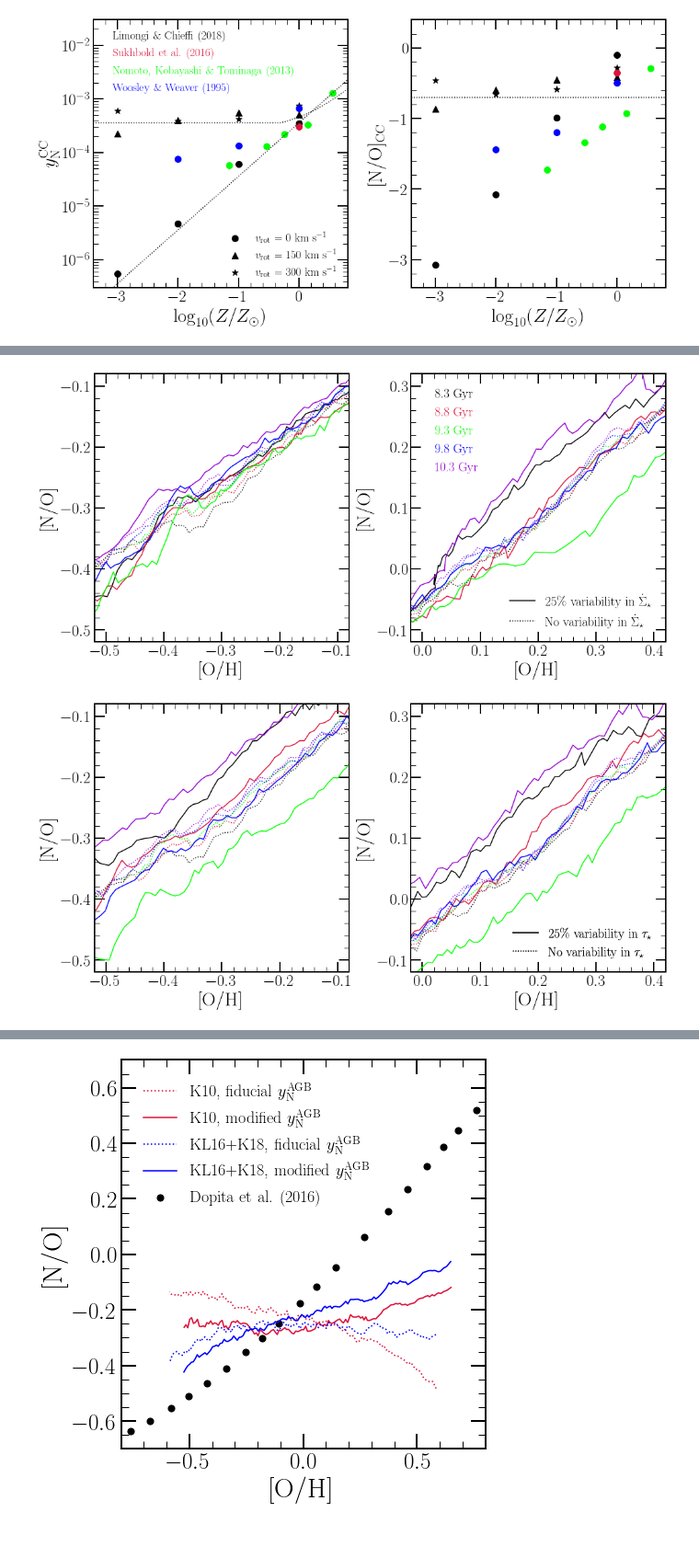
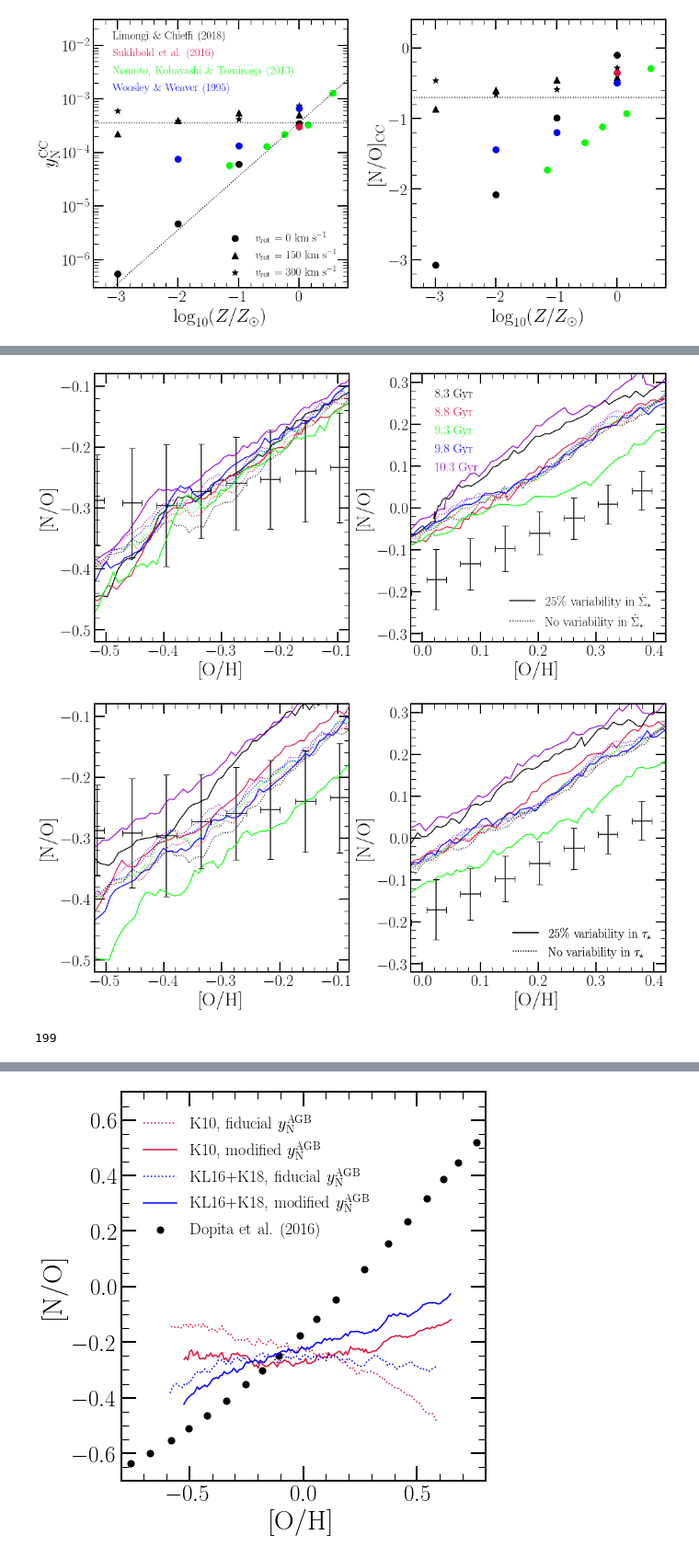
Before and after one commit to giganano/AGBmigration, a Jupyter notebook: notebooks/paper_plots.ipynb, the cells around one changed output, grey strips where cells are left out. Shown at 92% size. Cells and saved outputs as stored; diff of their text form; code cells hidden in the pictures.

```diff
--- a/notebooks/paper_plots.ipynb
+++ b/notebooks/paper_plots.ipynb
@@ -306,7 +373,8 @@ for ax in [ax1, ax2]:
 ax1.set_xlim([-0.52, -0.08])
 ax1.set_ylim([-0.52, -0.08])
 ax2.set_xlim([-0.02, 0.42])
-ax2.set_ylim([-0.12, 0.32])
+# ax2.set_ylim([-0.12, 0.32])
+ax2.set_ylim([-0.32, 0.32])
 
 legend_kwargs = {
     "loc": plots.mpltoolkit.mpl_loc("lower right"),
@@ -350,10 +418,22 @@ leg = ax2.legend(**legend_kwargs)
 for i in range(len(colors)):
     leg.get_texts()[i].set_color(colors[i])
     leg.legendHandles[i].set_visible(False)
+
+oh, no, std_oh, std_no = schaefer2020trend()
+kwargs = {
+#     "marker": plots.mpltoolkit.markers()["point"],
+    "c": plots.mpltoolkit.named_colors()["black"],
+    "xerr": std_oh,
+    "yerr": std_no,
+    "fmt": "none",
+}
+ax1.errorbar(oh, no, **kwargs)
+ax2.errorbar(oh, no, **kwargs)
+
 plt.tight_layout()
 plt.savefig("../paper/no_oh_modsfr.pdf")
 # %% [output]
-[figure, old version]
+[figure, new version]
 # %%
 fig = plt.figure(figsize = (14, 7), facecolor = "white")
 ax1 = fig.add_subplot(121)
@@ -364,7 +444,8 @@ for ax in [ax1, ax2]:
 ax1.set_xlim([-0.52, -0.08])
 ax1.set_ylim([-0.52, -0.08])
 ax2.set_xlim([-0.02, 0.42])
-ax2.set_ylim([-0.12, 0.32])
+# ax2.set_ylim([-0.12, 0.32])
+ax2.set_ylim([-0.32, 0.32])
 
 legend_kwargs = {
     "loc": plots.mpltoolkit.mpl_loc("lower right"),
@@ -384,31 +465,77 @@ line2.remove()
 
 insideout = vice.output("../outputs/diffusion/insideout")
 modulated = vice.output("../outputs/diffusion/modulated_sfe")
 # times = [6., 6.5, 7., 7.5, 8.]
 # times = [8., 8.5, 9., 9.5, 10.0]
 times = [8.3, 8.8, 9.3, 9.8, 10.3]
 colors = ["black", "crimson", "lime", "blue", "darkviolet"]
 zones = ["zone%d" % (_) for _ in range(20, 155)]
 for ax in [ax1, ax2]:
     for i in range(len(times)):
         diff = [abs(_ - times[i]) for _ in insideout.zones["zone0"].history["time"]]
         idx = diff.index(min(diff))
         kwargs = {"c": plots.mpltoolkit.named_colors()[colors[i]]}
         xvals = [insideout.zones[zone].history["[o/h]"][idx] for zone in zones]
         yvals = [insideout.zones[zone].history["[n/o]"][idx] for zone in zones]
         ax.plot(xvals, yvals, linestyle = ':', **kwargs)
         kwargs["label"] = "%g Gyr" % (times[i])
         xvals = [modulated.zones[zone].history["[o/h]"][idx] for zone in zones]
         yvals = [modulated.zones[zone].history["[n/o]"][idx] for zone in zones]
         ax.plot(xvals, yvals, **kwargs)
 # legend_kwargs["handlelength"] = 0
 # legend_kwargs["loc"] = plots.mpltoolkit.mpl_loc("upper left")
 # legend_kwargs["bbox_to_anchor"] = (0.01, 0.99)
 # leg = ax2.legend(**legend_kwargs)
 # for i in range(len(colors)):
 #     leg.get_texts()[i].set_color(colors[i])
 #     leg.legendHandles[i].set_visible(False)
+
+oh, no, std_oh, std_no = schaefer2020trend()
+kwargs = {
+#     "marker": plots.mpltoolkit.markers()["point"],
+    "c": plots.mpltoolkit.named_colors()["black"],
+    "xerr": std_oh,
+    "yerr": std_no,
+    "fmt": "none",
+}
+ax1.errorbar(oh, no, **kwargs)
+ax2.errorbar(oh, no, **kwargs)
+
 plt.tight_layout()
 plt.savefig("../paper/no_oh_modsfe.pdf")
 # %% [output]
-[figure, old version]
+[figure, new version]
+# %%
+def percentiles(values):
+    hist, bins = np.histogram(values, bins = 1000, range = [-1, 1], density = True)
+    hist = hist.tolist()
+    bins = bins.tolist()
+    s = 0
+    sixteenth = None
+    fiftieth = None
+    eightyfourth = None
+    for i in range(len(hist)):
+        s += hist[i] * (bins[i + 1] - bins[i])
+        if s >= 0.16 and sixteenth is None: sixteenth = (bins[i + 1] + bins[i]) / 2
+        if s >= 0.5 and fiftieth is None: fiftieth = (bins[i + 1] + bins[i]) / 2
+        if s >= 0.84 and eightyfourth is None: eightyfourth = (bins[i + 1] + bins[i]) / 2
+    if s == 0:
+        return [0., 0., 0.]
+    else:
+        return [sixteenth, fiftieth, eightyfourth]
+
+oh_bins = [-1 + 0.01 * i for i in range(201)]
+schaefer2020 = src.data.read("schaefer2020").filter("logmstar", ">=", 10.5).filter("logmstar", "<=", 11.0)
+SCHAEFER2020_OH = (len(oh_bins) - 1) * [0.]
+SCHAEFER2020_NO = (len(oh_bins) - 1) * [0.]
+SCHAEFER2020_NO_16TH = (len(oh_bins) - 1) * [0.]
+SCHAEFER2020_NO_84TH = (len(oh_bins) - 1) * [0.]
+for i in range(len(oh_bins) - 1):
+    sub = schaefer2020.filter("[o/h]", ">=", oh_bins[i]).filter("[o/h]", "<=", oh_bins[i + 1])
+    SCHAEFER2020_OH[i] = np.median(sub["[o/h]"])
+    SCHAEFER2020_NO_16TH[i], SCHAEFER2020_NO[i], SCHAEFER2020_NO_84TH[i] = percentiles(sub["[n/o]"])
+    sys.stdout.write("\r%d" % (i))
+    sys.stdout.flush()
+sys.stdout.write("\n")
+# %% [output]
+199
```
Also changed, not shown: parts of 12 cells of this notebook, 36 other files.
